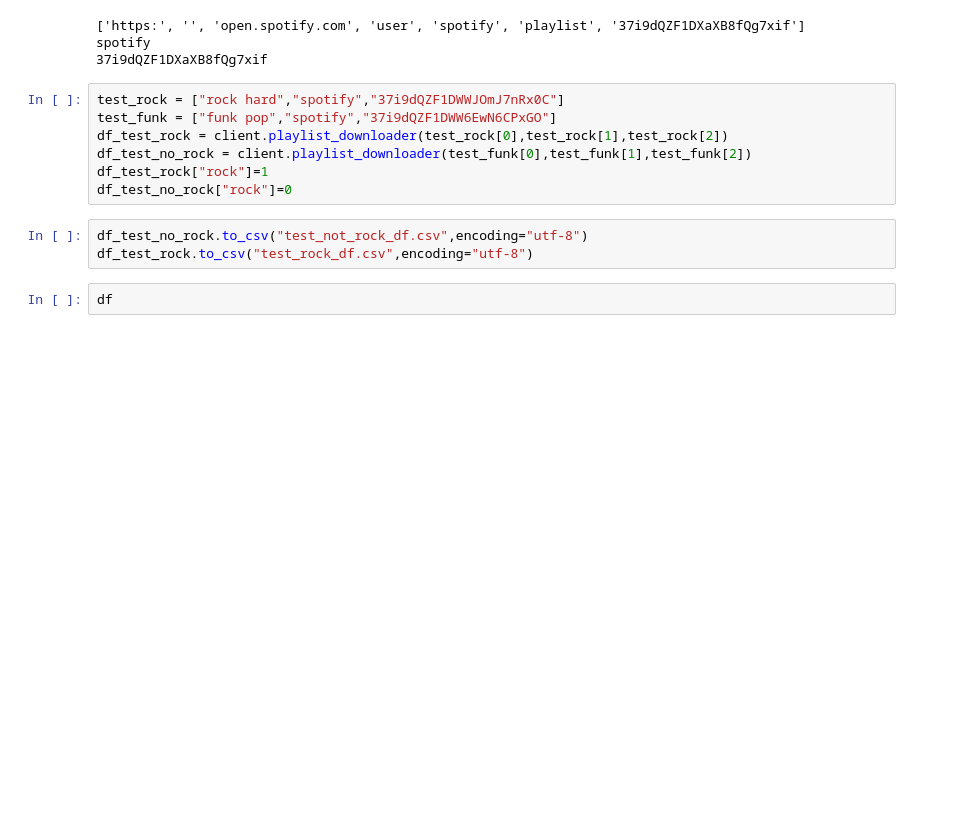
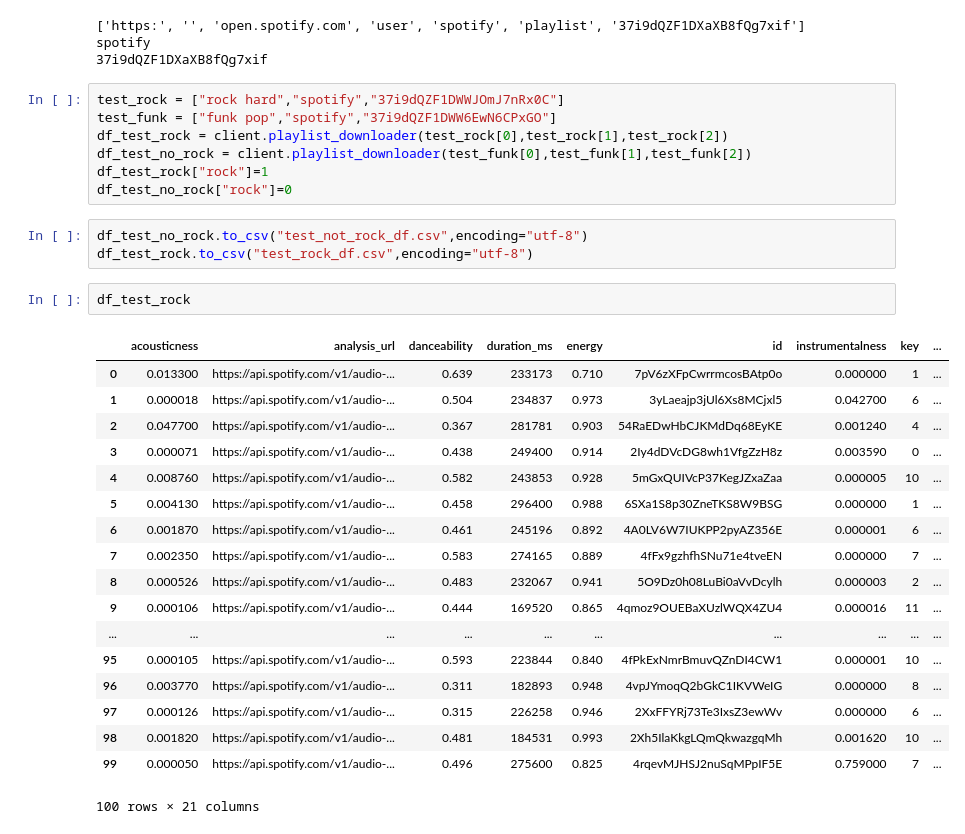
Before and after one commit to juanjorgegarcia/TuneMyMood, a Jupyter notebook: Data Collector.ipynb, the cells around one changed output. Cells and saved outputs as stored; diff of their text form; blank space fills up the shorter version.

```diff
--- a/Data Collector.ipynb
+++ b/Data Collector.ipynb
@@ -273,5 +288,24 @@ df_test_no_rock["rock"]=0
 # %%
 df_test_no_rock.to_csv("test_not_rock_df.csv",encoding="utf-8")
 df_test_rock.to_csv("test_rock_df.csv",encoding="utf-8")
-# %%
-df
+# %%
+df_test_rock
+# %% [output]
+|  | acousticness | analysis_url | danceability | duration_ms | energy | id | instrumentalness | key | ... |
+| 0 | 0.013300 | https://api.spotify.com/v1/audio-... | 0.639 | 233173 | 0.710 | 7pV6zXFpCwrrmcosBAtp0o | 0.000000 | 1 | ... |
+| 1 | 0.000018 | https://api.spotify.com/v1/audio-... | 0.504 | 234837 | 0.973 | 3yLaeajp3jUl6Xs8MCjxl5 | 0.042700 | 6 | ... |
+| 2 | 0.047700 | https://api.spotify.com/v1/audio-... | 0.367 | 281781 | 0.903 | 54RaEDwHbCJKMdDq68EyKE | 0.001240 | 4 | ... |
+| 3 | 0.000071 | https://api.spotify.com/v1/audio-... | 0.438 | 249400 | 0.914 | 2Iy4dDVcDG8wh1VfgZzH8z | 0.003590 | 0 | ... |
+| 4 | 0.008760 | https://api.spotify.com/v1/audio-... | 0.582 | 243853 | 0.928 | 5mGxQUIVcP37KegJZxaZaa | 0.000005 | 10 | ... |
+| 5 | 0.004130 | https://api.spotify.com/v1/audio-... | 0.458 | 296400 | 0.988 | 6SXa1S8p30ZneTKS8W9BSG | 0.000000 | 1 | ... |
+| 6 | 0.001870 | https://api.spotify.com/v1/audio-... | 0.461 | 245196 | 0.892 | 4A0LV6W7IUKPP2pyAZ356E | 0.000001 | 6 | ... |
+| 7 | 0.002350 | https://api.spotify.com/v1/audio-... | 0.583 | 274165 | 0.889 | 4fFx9gzhfhSNu71e4tveEN | 0.000000 | 7 | ... |
+| 8 | 0.000526 | https://api.spotify.com/v1/audio-... | 0.483 | 232067 | 0.941 | 5O9Dz0h08LuBi0aVvDcylh | 0.000003 | 2 | ... |
+| 9 | 0.000106 | https://api.spotify.com/v1/audio-... | 0.444 | 169520 | 0.865 | 4qmoz9OUEBaXUzlWQX4ZU4 | 0.000016 | 11 | ... |
+| ... | ... | ... | ... | ... | ... | ... | ... | ... | ... |
+| 95 | 0.000105 | https://api.spotify.com/v1/audio-... | 0.593 | 223844 | 0.840 | 4fPkExNmrBmuvQZnDI4CW1 | 0.000001 | 10 | ... |
+| 96 | 0.003770 | https://api.spotify.com/v1/audio-... | 0.311 | 182893 | 0.948 | 4vpJYmoqQ2bGkC1IKVWeIG | 0.000000 | 8 | ... |
+| 97 | 0.000126 | https://api.spotify.com/v1/audio-... | 0.315 | 226258 | 0.946 | 2XxFFYRj73Te3IxsZ3ewWv | 0.000000 | 6 | ... |
+| 98 | 0.001820 | https://api.spotify.com/v1/audio-... | 0.481 | 184531 | 0.993 | 2Xh5IlaKkgLQmQkwazgqMh | 0.001620 | 10 | ... |
+| 99 | 0.000050 | https://api.spotify.com/v1/audio-... | 0.496 | 275600 | 0.825 | 4rqevMJHSJ2nuSqMPpIF5E | 0.759000 | 7 | ... |
+100 rows × 21 columns
```
Also changed, not shown: parts of 4 cells of this notebook, 1 other file.
